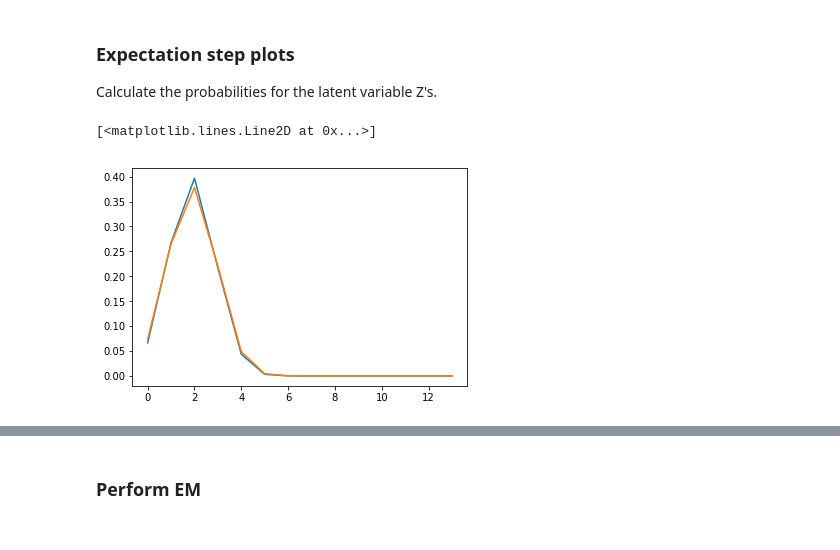
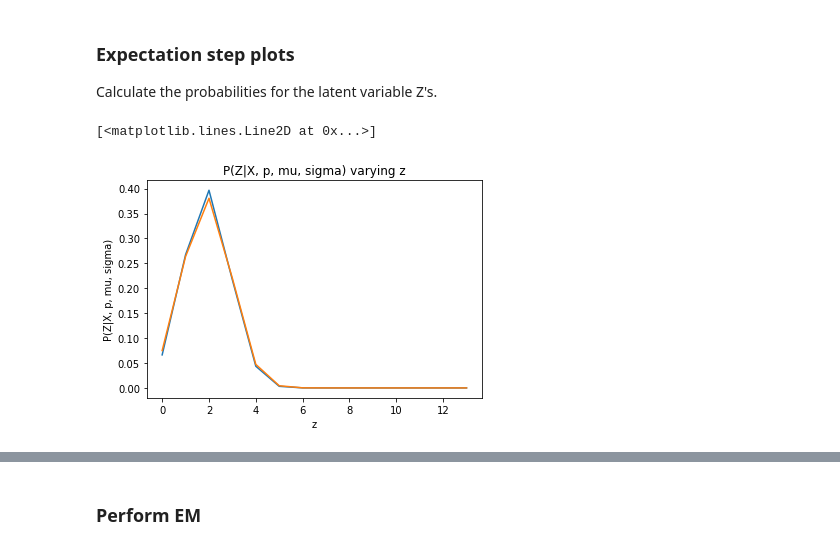
Before and after one commit to yelabucsf/scrna-parameter-estimation, a Jupyter notebook: notebooks/1d_em_simulation.ipynb, the cells around one changed output, grey strips where cells are left out. Drawn from its saved outputs; the diff is of its cells as text; code cells hidden in the pictures.

```diff
--- a/notebooks/1d_em_simulation.ipynb
+++ b/notebooks/1d_em_simulation.ipynb
@@ -97,10 +98,12 @@ for z in range(1, 15):
     px = (stats.norm.pdf(zs, mu, sigma) * stats.binom.pmf(x, zs, p)).sum()
     vary_z_theoretical.append(stats.norm.pdf(z, mu, sigma) * stats.binom.pmf(x, z, p) / px)
     vary_z_empirical.append((ground_truth_counts[observed == x] == z).mean())
-# %%
-plt.plot(vary_z_theoretical)
-plt.plot(vary_z_empirical)
-# %% [output]
-[<matplotlib.lines.Line2D at 0x...>]
-[figure, removed]
+# %%
+plt.title('P(Z|X, p, mu, sigma) varying z');
+plt.xlabel('z'); plt.ylabel('P(Z|X, p, mu, sigma)')
+plt.plot(vary_z_theoretical)
+plt.plot(vary_z_empirical)
+# %% [output]
+[<matplotlib.lines.Line2D at 0x...>]
+[figure, added]
 # %%
```
Also changed, not shown: parts of 16 cells of this notebook.
